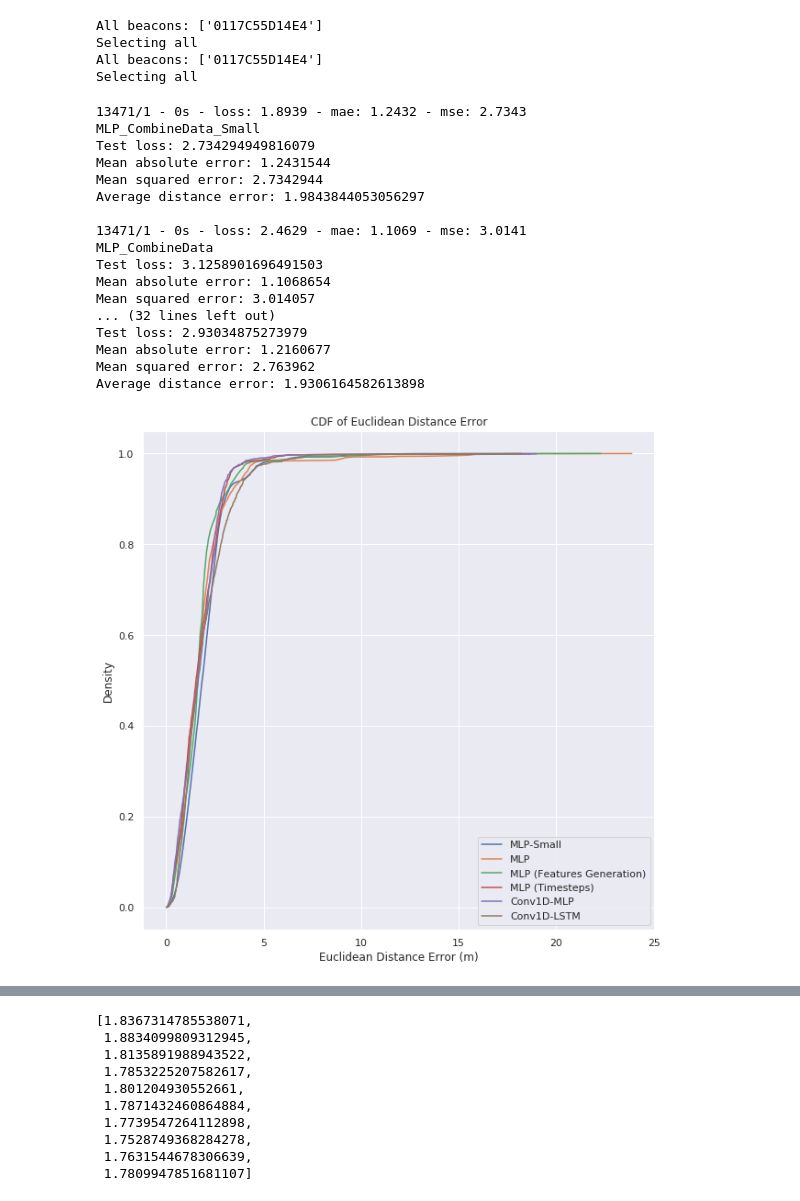
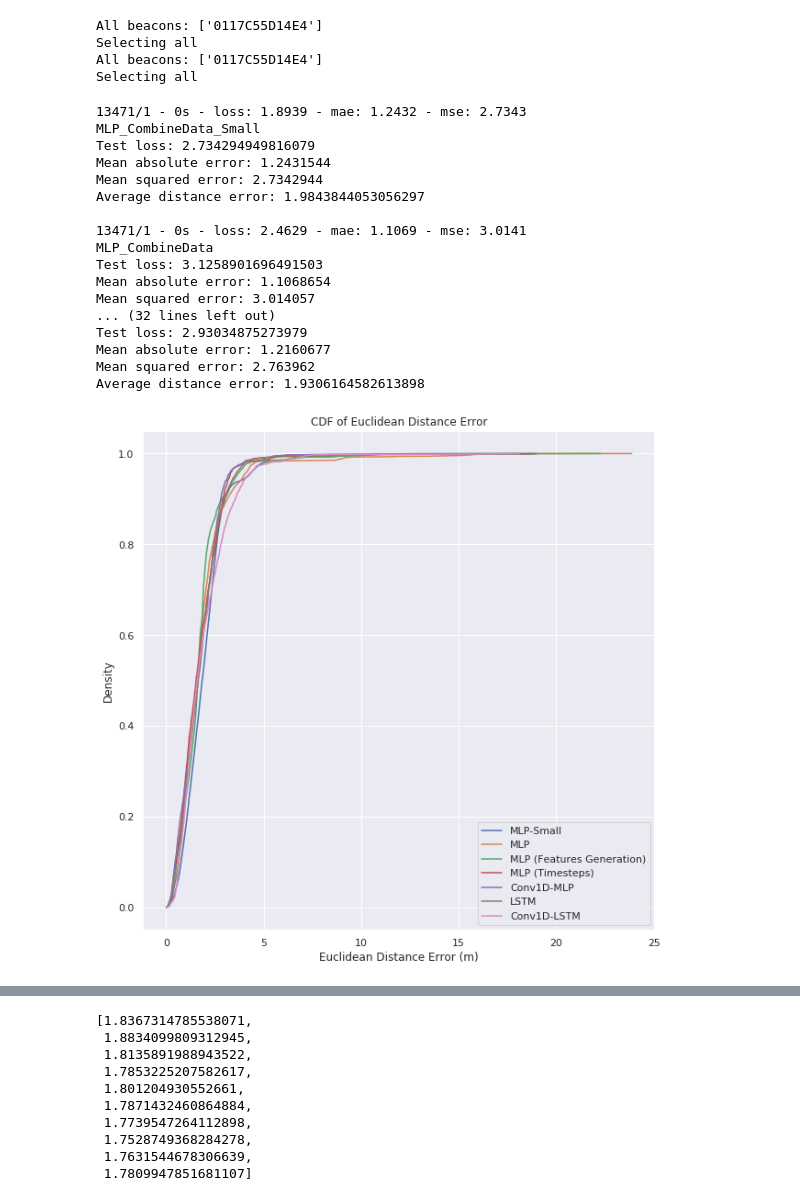
Before and after one commit to ChinHuan/blelocalization, a Jupyter notebook: Working Directory 2/Results (Comparison).ipynb, the cells around one changed output, grey strips where cells are left out. Cells and saved outputs as stored; diff of their text form; code cells hidden in the pictures.

```diff
--- a/Working Directory 2/Results (Comparison).ipynb
+++ b/Working Directory 2/Results (Comparison).ipynb
@@ -67,9 +67,7 @@ names = {
     'LSTM_Conv1D_Stationary_W10': 'Conv1D-LSTM'
 }
 
-def cdf(preds, y_test, name, timesteps=False):
-
-    axis = 2 if timesteps else 1
+def cdf(preds, y_test, name, axis=1):
     Z = np.sqrt(np.sum(np.square(preds - y_test), axis=axis)).reshape(-1)
     N = Z.size
 
@@ -257,36 +255,35 @@ for m in trajectory_models:
     test_scores = model.evaluate(X_t, y_t, verbose=2)
     print(m)
     print("Test loss:", test_scores[0])
     print("Mean absolute error:", test_scores[1])
     print("Mean squared error:", test_scores[2])
 
     preds = model.predict(X_t)
     print("Average distance error:", average_distance_error(preds, y_t, axis))
     print()
-    if m != 'LSTM_Stationary_W10':
-        cdf(model.predict(X_t), y_t, m)
+    cdf(model.predict(X_t), y_t, m, axis)
 
 plt.legend()
 plt.show()
 # %% [output]
 13471/1 - 0s - loss: 1.8939 - mae: 1.2432 - mse: 2.7343
 MLP_CombineData_Small
 Test loss: 2.734294949816079
 Mean absolute error: 1.2431544
 Mean squared error: 2.7342944
 Average distance error: 1.9843844053056297
 
 13471/1 - 0s - loss: 2.4629 - mae: 1.1069 - mse: 3.0141
 MLP_CombineData
 Test loss: 3.1258901696491503
 Mean absolute error: 1.1068654
 Mean squared error: 3.014057
 ... (32 lines left out)
 Test loss: 2.93034875273979
 Mean absolute error: 1.2160677
 Mean squared error: 2.763962
 Average distance error: 1.9306164582613898
-[figure, old version]
+[figure, new version]
 # %%
 def read_stationary_data(filename, number):
     data = read_data(filename)
```
Also changed, not shown: parts of 1 cell of this notebook, 9 other files.
